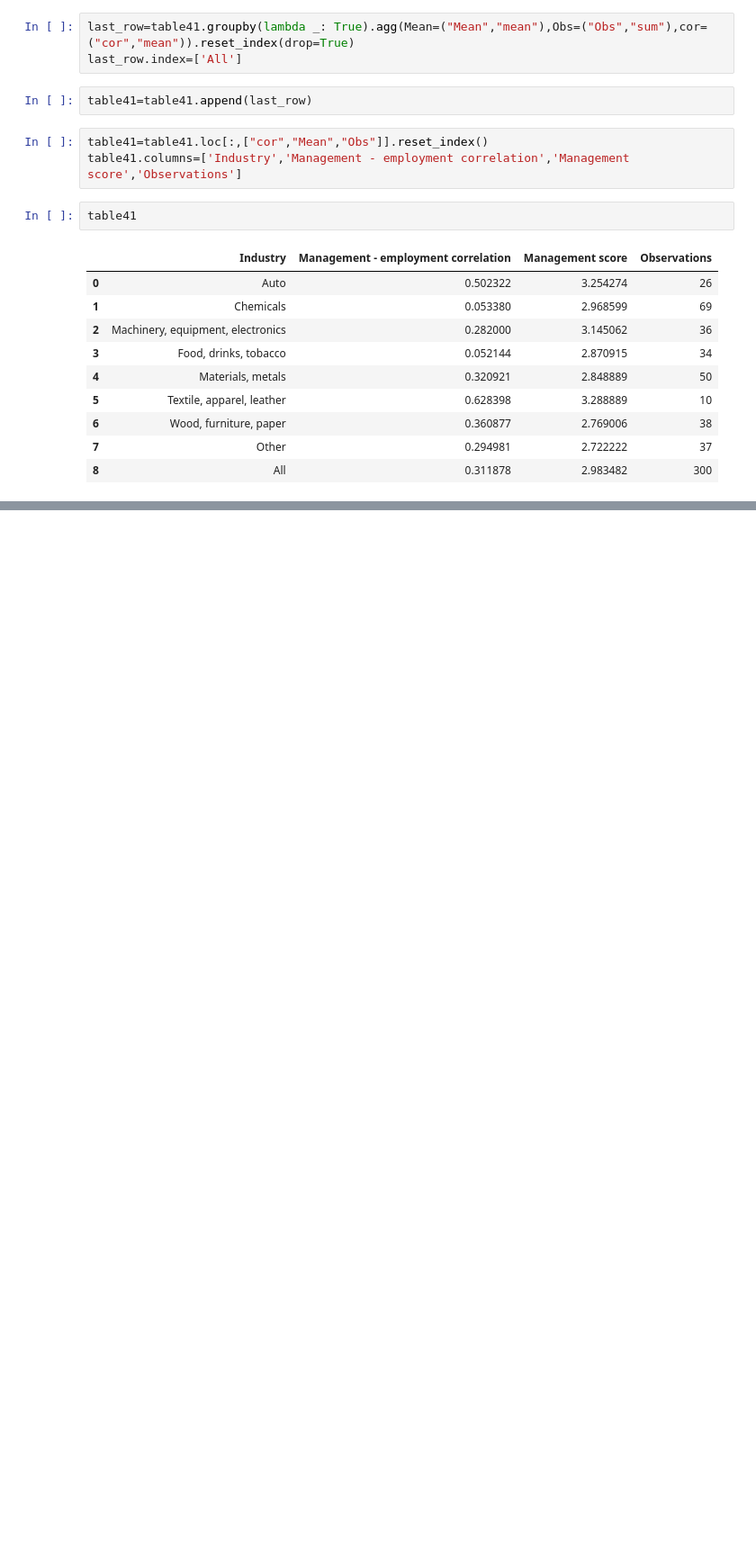
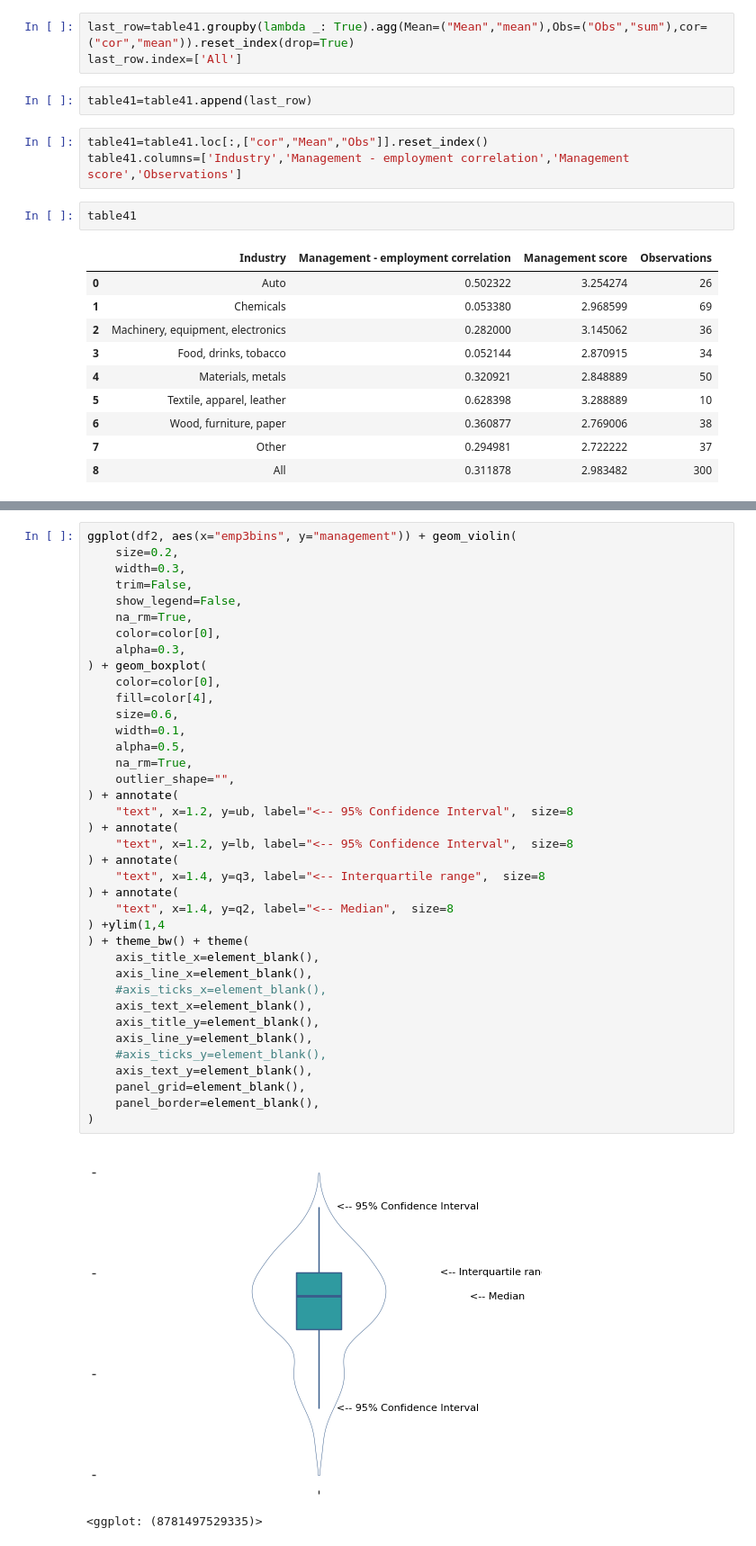
Before and after one commit to zholler/da_case_studies, a Jupyter notebook: ch04-management-firm-size/ch04_wms_management_size.ipynb, the cells around one changed output, grey strips where cells are left out. Shown: that part at 90% size. Drawn from its saved outputs; the diff is of its cells as text; blank space fills up the shorter version.

```diff
--- a/ch04-management-firm-size/ch04_wms_management_size.ipynb
+++ b/ch04-management-firm-size/ch04_wms_management_size.ipynb
@@ -571,0 +649,41 @@ table41
+# %%
+ggplot(df2, aes(x="emp3bins", y="management")) + geom_violin(
+    size=0.2,
+    width=0.3,
+    trim=False,
+    show_legend=False,
+    na_rm=True,
+    color=color[0],
+    alpha=0.3,
+) + geom_boxplot(
+    color=color[0],
+    fill=color[4],
+    size=0.6,
+    width=0.1,
+    alpha=0.5,
+    na_rm=True,
+    outlier_shape="",
+) + annotate(
+    "text", x=1.2, y=ub, label="<-- 95% Confidence Interval",  size=8
+) + annotate(
+    "text", x=1.2, y=lb, label="<-- 95% Confidence Interval",  size=8
+) + annotate(
+    "text", x=1.4, y=q3, label="<-- Interquartile range",  size=8
+) + annotate(
+    "text", x=1.4, y=q2, label="<-- Median",  size=8
+) +ylim(1,4
+) + theme_bw() + theme(
+    axis_title_x=element_blank(),
+    axis_line_x=element_blank(),
+    #axis_ticks_x=element_blank(),
+    axis_text_x=element_blank(),
+    axis_title_y=element_blank(),
+    axis_line_y=element_blank(),
+    #axis_ticks_y=element_blank(),
+    axis_text_y=element_blank(),
+    panel_grid=element_blank(),
+    panel_border=element_blank(),
+)
+# %% [output]
+[figure, added]
+<ggplot: (8781497529335)>
```
Also changed, not shown: parts of 17 cells of this notebook, 23 other files.
